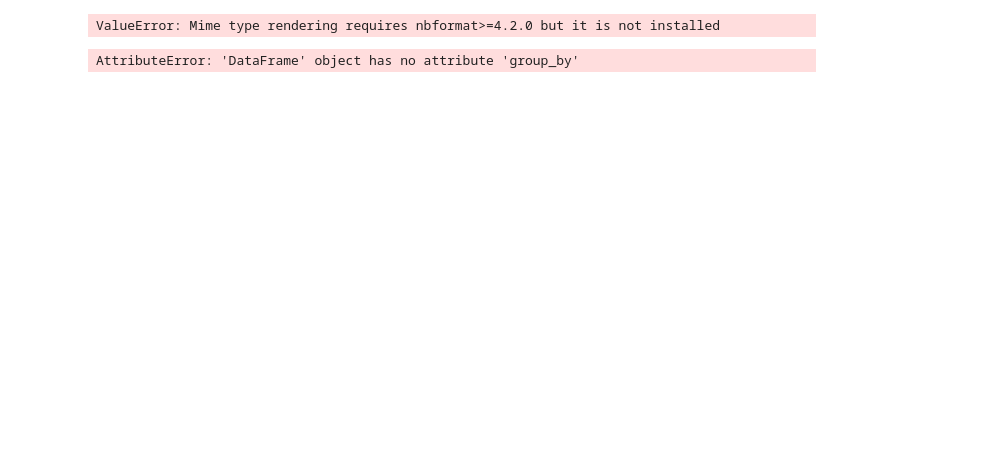
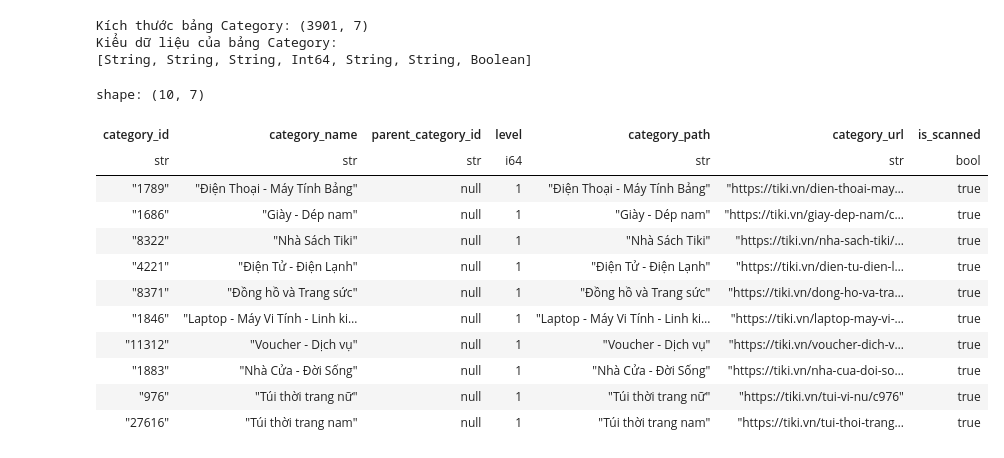
Before and after one commit to khoa26/ecommerce_analysis, a Jupyter notebook: notebooks/02_data_preprocessing.ipynb, the cells around one changed output. Saved outputs shown, nothing was run; the diff lists cells and outputs as text; code cells hidden in the pictures; blank space fills up the shorter version.

```diff
--- a/notebooks/02_data_preprocessing.ipynb
+++ b/notebooks/02_data_preprocessing.ipynb
@@ -88,42 +51,21 @@ TypeError: Can only merge Series or DataFrame objects, a <class 'polars.datafram
-# %%
-# Lấy ngẫu nhiên 10,000 mẫu để vẽ Plotly cho nhẹ trình duyệt
-df_sample = df_clean_price.sample(n=10000, random_state=42)
-
-# Scatter plot xem mối quan hệ giữa Phần trăm giảm giá và Điểm đánh giá (Review Score)
-fig = px.scatter(
-    df_sample,
-    x='discount_percent',
-    y='review_score',
-    color='review_score',
-    color_continuous_scale='Viridis',
-    opacity=0.6,
-    title='Mối quan hệ giữa Mức giảm giá và Điểm đánh giá (Mẫu 10k SP)',
-    labels={'discount_percent': 'Mức giảm giá (%)', 'review_score': 'Điểm đánh giá trung bình'}
-)
-
-fig.update_layout(plot_bgcolor='white')
-fig.show()
-# %% [output]
-ValueError: Mime type rendering requires nbformat>=4.2.0 but it is not installed
-# %%
-# Dùng Polars đếm số lượng từng mức rating siêu tốc
-rating_counts_pl = df_review.group_by("rating_score").agg(pl.len().alias("count")).sort("rating_score")
-rating_counts = rating_counts_pl.to_pandas()
-
-# Loại bỏ các rating_score không hợp lệ (ví dụ điểm 0 nếu Tiki không hỗ trợ 0 sao)
-rating_counts = rating_counts[rating_counts['rating_score'] > 0]
-
-plt.figure(figsize=(8, 5))
-sns.barplot(data=rating_counts, x='rating_score', y='count', palette='YlOrRd')
-plt.title('Phân bố Số sao đánh giá của Khách hàng (1.3 triệu lượt)', fontsize=16)
-plt.xlabel('Số Sao (Rating)')
-plt.ylabel('Số lượng Đánh giá')
-
-# Thêm nhãn giá trị trên từng cột
-for i, val in enumerate(rating_counts['count']):
-    plt.text(i, val + (val*0.02), f'{val:,}', ha='center', fontsize=10)
-
-plt.tight_layout()
-plt.show()
-# %% [output]
-AttributeError: 'DataFrame' object has no attribute 'group_by'
+# %%
+print(f"Kích thước bảng Category: {df_category.shape}")
+print(f"Kiểu dữ liệu của bảng Category:\n{df_category.dtypes}")
+display(df_category.head())
+# %% [output]
+Kích thước bảng Category: (3901, 7)
+Kiểu dữ liệu của bảng Category:
+[String, String, String, Int64, String, String, Boolean]
+shape: (10, 7)
+| category_id | category_name | parent_category_id | level | category_path | category_url | is_scanned |
+| str | str | str | i64 | str | str | bool |
+| "1789" | "Điện Thoại - Máy Tính Bảng" | null | 1 | "Điện Thoại - Máy Tính Bảng" | "https://tiki.vn/dien-thoai-may… | true |
+| "1686" | "Giày - Dép nam" | null | 1 | "Giày - Dép nam" | "https://tiki.vn/giay-dep-nam/c… | true |
+| "8322" | "Nhà Sách Tiki" | null | 1 | "Nhà Sách Tiki" | "https://tiki.vn/nha-sach-tiki/… | true |
+| "4221" | "Điện Tử - Điện Lạnh" | null | 1 | "Điện Tử - Điện Lạnh" | "https://tiki.vn/dien-tu-dien-l… | true |
+| "8371" | "Đồng hồ và Trang sức" | null | 1 | "Đồng hồ và Trang sức" | "https://tiki.vn/dong-ho-va-tra… | true |
+| "1846" | "Laptop - Máy Vi Tính - Linh ki… | null | 1 | "Laptop - Máy Vi Tính - Linh ki… | "https://tiki.vn/laptop-may-vi-… | true |
+| "11312" | "Voucher - Dịch vụ" | null | 1 | "Voucher - Dịch vụ" | "https://tiki.vn/voucher-dich-v… | true |
+| "1883" | "Nhà Cửa - Đời Sống" | null | 1 | "Nhà Cửa - Đời Sống" | "https://tiki.vn/nha-cua-doi-so… | true |
+| "976" | "Túi thời trang nữ" | null | 1 | "Túi thời trang nữ" | "https://tiki.vn/tui-vi-nu/c976" | true |
+| "27616" | "Túi thời trang nam" | null | 1 | "Túi thời trang nam" | "https://tiki.vn/tui-thoi-trang… | true |
```
Also changed, not shown: parts of 11 cells of this notebook, 1 other file.
